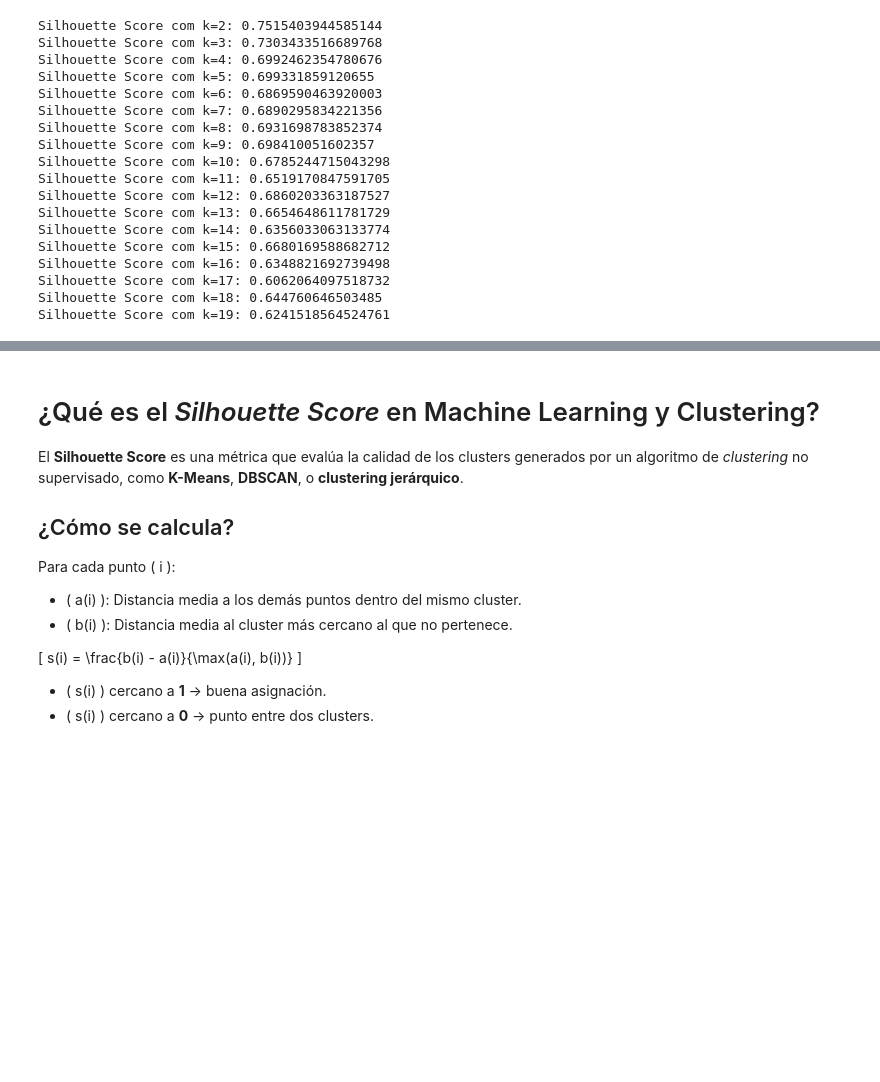
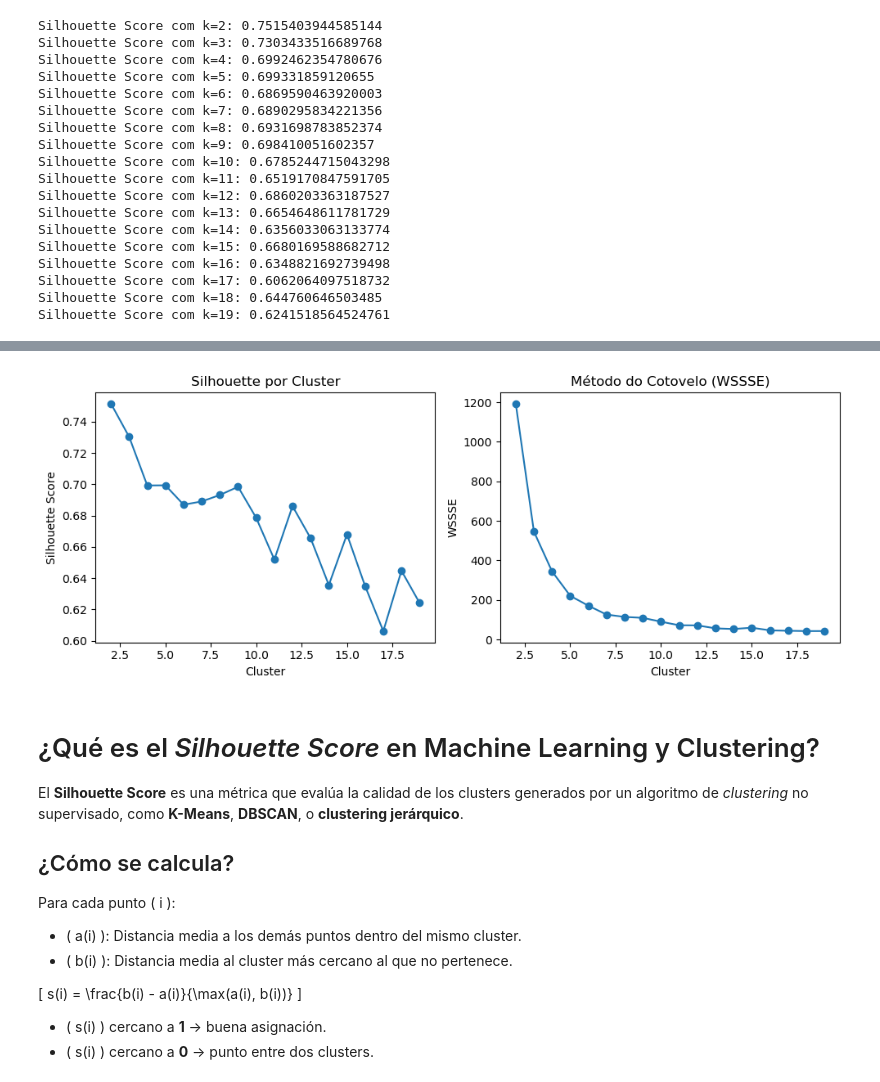
Before and after one commit to Pedrmig/Marketing-Predictivo, a Jupyter notebook: analise_clientes_pyspark_OLIST.ipynb, the cells around one changed output, grey strips where cells are left out. Saved outputs shown, nothing was run; the diff lists cells and outputs as text; code cells hidden in the pictures; blank space fills up the shorter version.

```diff
--- a/analise_clientes_pyspark_OLIST.ipynb
+++ b/analise_clientes_pyspark_OLIST.ipynb
@@ -441,3 +479,29 @@ Silhouette Score com k=19: 0.6241518564524761
+# %%
+import matplotlib.pyplot as plt
+
+# Separar valores para plot
+ks, sil_scores = zip(*silhouettes)
+_, wssse_vals = zip(*wssse_list)
+
+# Plot Silhouette
+plt.figure(figsize=(10, 4))
+plt.subplot(1, 2, 1)
+plt.plot(ks, sil_scores, marker='o')
+plt.title("Silhouette por Cluster")
+plt.xlabel("Cluster")
+plt.ylabel("Silhouette Score")
+
+# Plot Elbow (WSSSE)
+plt.subplot(1, 2, 2)
+plt.plot(ks, wssse_vals, marker='o')
+plt.title("Método do Cotovelo (WSSSE)")
+plt.xlabel("Cluster")
+plt.ylabel("WSSSE")
+
+plt.tight_layout()
+plt.show()
+# %% [output]
+[figure, added]
 # %% [markdown]
 # ¿Qué es el *Silhouette Score* en Machine Learning y Clustering?
 
```
Also changed, not shown: parts of 6 cells of this notebook.
